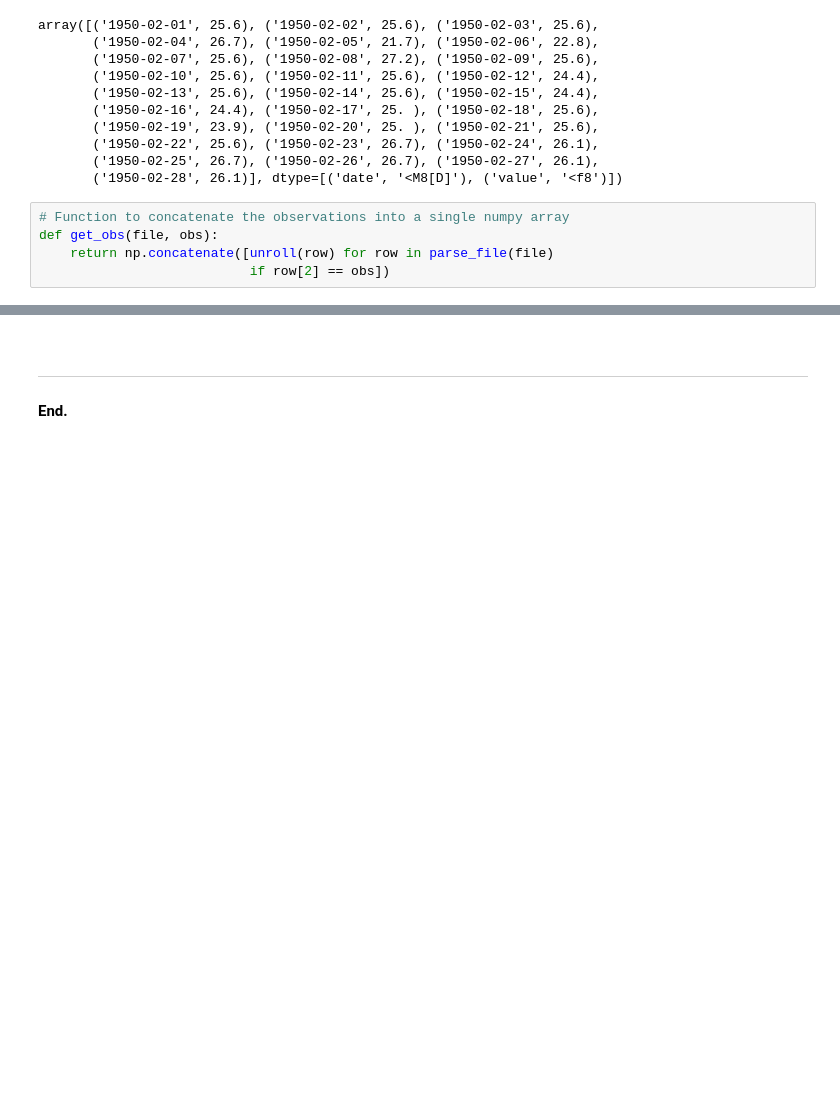
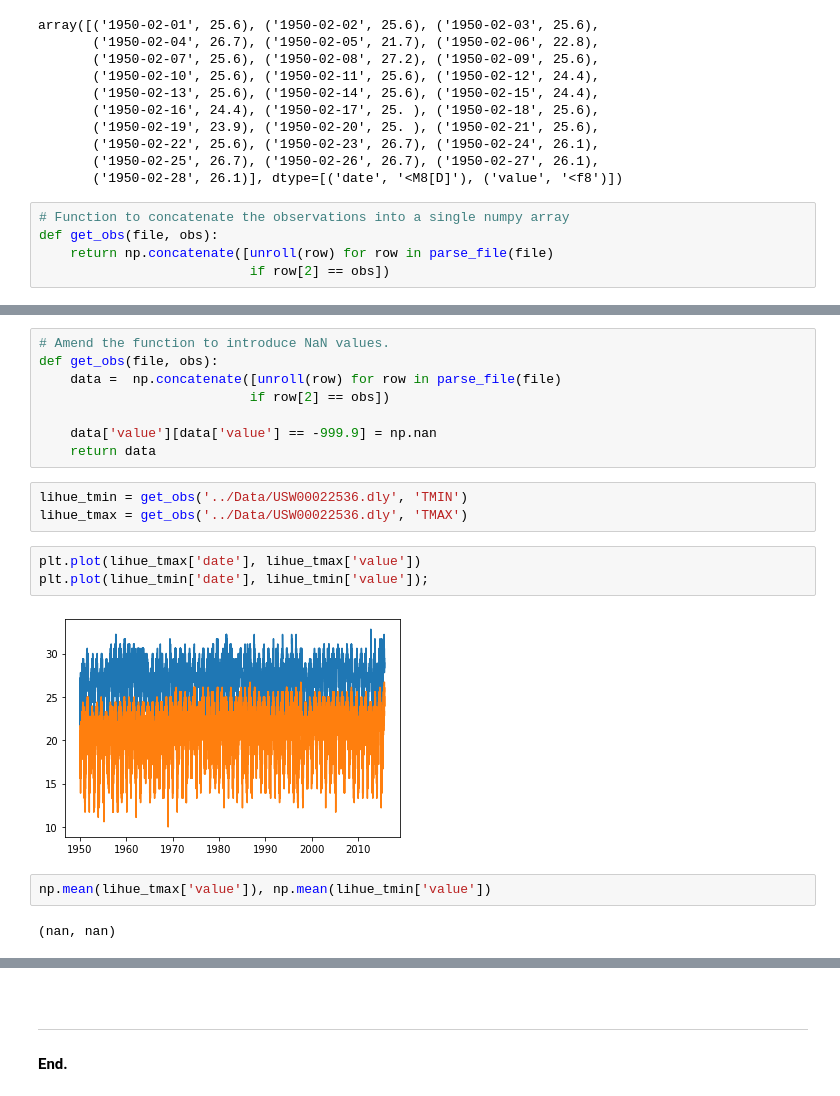
Before and after one commit to olgarozhdestvina/Data-Science-and-Machine-Learning, a Jupyter notebook: Data analytics/Weather data.ipynb, the cells around one changed output, grey strips where cells are left out. Saved outputs shown, nothing was run; the diff lists cells and outputs as text; blank space fills up the shorter version.

```diff
--- a/Data analytics/Weather data.ipynb
+++ b/Data analytics/Weather data.ipynb
@@ -181,0 +191,20 @@ array([('1950-02-01',   17.8), ('1950-02-02',   15.6),
+# %%
+# Amend the function to introduce NaN values.
+def get_obs(file, obs):
+    data =  np.concatenate([unroll(row) for row in parse_file(file)
+                           if row[2] == obs])
+
+    data['value'][data['value'] == -999.9] = np.nan
+    return data
+# %%
+lihue_tmin = get_obs('../Data/USW00022536.dly', 'TMIN')
+lihue_tmax = get_obs('../Data/USW00022536.dly', 'TMAX')
+# %%
+plt.plot(lihue_tmax['date'], lihue_tmax['value'])
+plt.plot(lihue_tmin['date'], lihue_tmin['value']);
+# %% [output]
+[figure, added]
+# %%
+np.mean(lihue_tmax['value']), np.mean(lihue_tmin['value'])
+# %% [output]
+(nan, nan)
```
Also changed, not shown: parts of 29 cells of this notebook.
